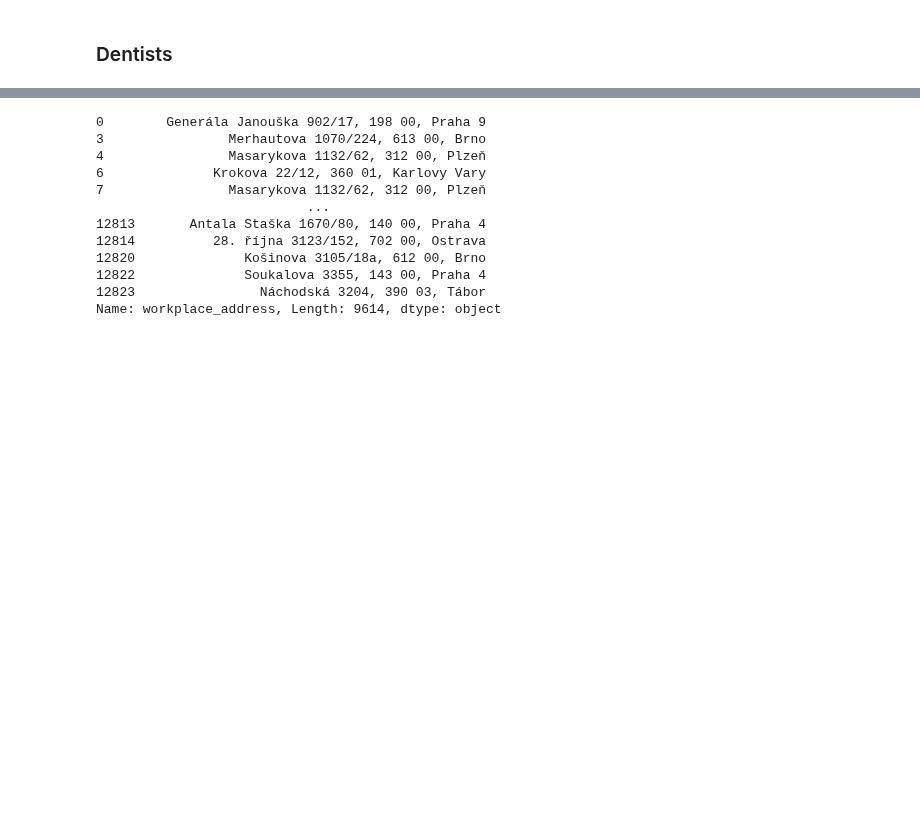
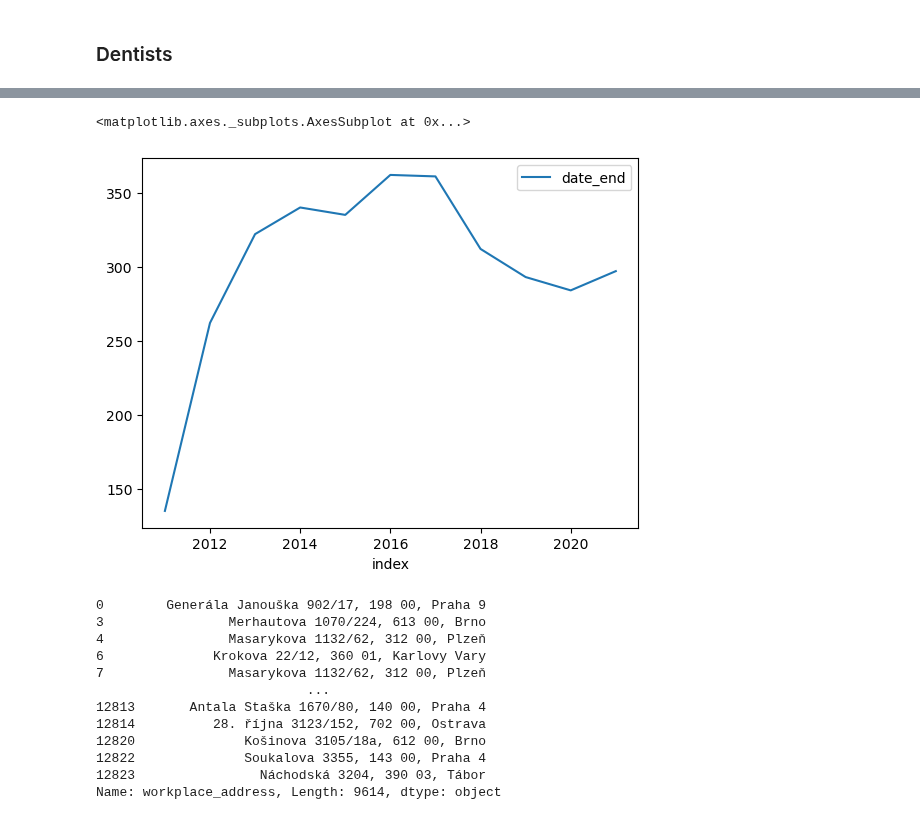
Before and after one commit to opendatalabcz/mapa-zdravi, a Jupyter notebook: src/scripts/csk_scraping.ipynb, the cells around one changed output, grey strips where cells are left out. Saved outputs shown, nothing was run; the diff lists cells and outputs as text; code cells hidden in the pictures; blank space fills up the shorter version.

```diff
--- a/src/scripts/csk_scraping.ipynb
+++ b/src/scripts/csk_scraping.ipynb
@@ -426,0 +422,24 @@ dentists_df = dentists_df.explode('workplace')
+# %%
+# Age
+# estimate an age based on students age at the time they graduated and their probabilities
+students = pd.read_csv(PATH_FINAL+'students.csv', index_col=0)
+
+dr = students[(students['graduated'] == True) & (students.major == 'Zubní lékařství')][['graduated', 'major', 'age_end']]
+
+ages = dr.age_end.value_counts().reset_index()
+ages.columns = ['age','count']
+n_records = sum(ages['count'])
+ages['p'] = ages['count'] / n_records
+display(ages.head())
+
+
+random_age = np.random.choice(ages['age'], p=ages['p'], size=dentists_df.shape[0])
+dentists_df['graduated_age_expected'] = random_age
+dentists_df['graduated_age_expected'] = dentists_df['graduated_age_expected'].apply(round)
+
+# TODO based on CLK dataset + students info estimate graduate year
+
+
+# dentists_df['age_expected'] = dentists_df['graduated_age_expected'] + (dentists_df.today().year - dentists_df['graduated_year'])
+
+dentists_df
@@ -426,0 +466,6 @@ dentists_df = dentists_df.explode('workplace')
+# %%
+x=students[(students['graduated']==True) & (students['major'] == 'Zubní lékařství') & (students['date_end'] < 2022)].date_end.value_counts().sort_index().reset_index()
+x.plot(y='date_end', x='index')
+# %% [output]
+<matplotlib.axes._subplots.AxesSubplot at 0x...>
+[figure, added]
```
Also changed, not shown: parts of 4 cells of this notebook.
